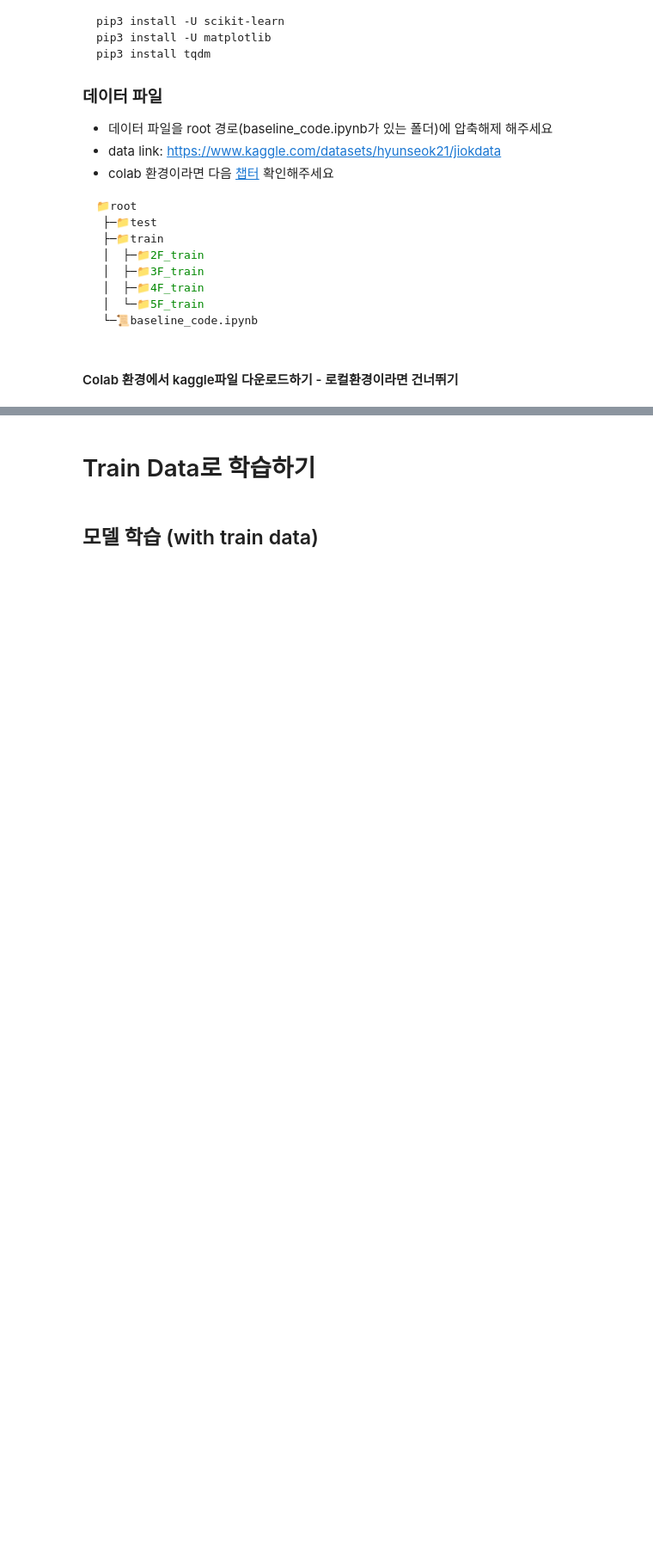
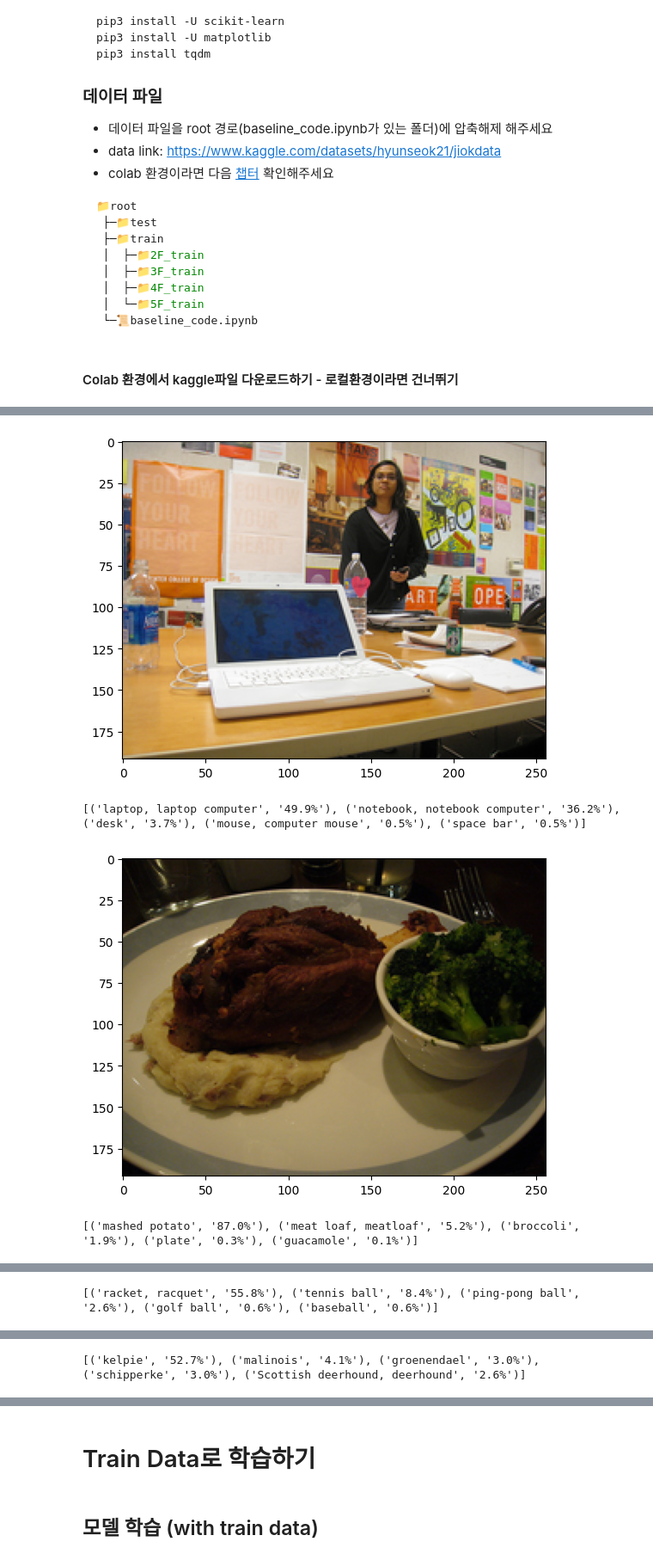
Before and after one commit to PROFOUNDIVE/AIDHellCamp2, a Jupyter notebook: src/baseline_code.ipynb, the cells around one changed output, grey strips where cells are left out. Shown at 86% size. Drawn from its saved outputs; the diff is of its cells as text; code cells hidden in the pictures; blank space fills up the shorter version.

```diff
--- a/src/baseline_code.ipynb
+++ b/src/baseline_code.ipynb
@@ -68,0 +97,14 @@ if COLAB:
+# %%
+import torch
+from PIL import Image
+import torchvision.transforms as transforms
+import numpy as np
+import json
+import requests
+import matplotlib.pyplot as plt
+import warnings
+warnings.filterwarnings('ignore')
+%matplotlib inline
+
+device = torch.device("cuda") if torch.cuda.is_available() else torch.device("cpu")
+print(f'Using {device} for inference')
@@ -68,0 +113,5 @@ if COLAB:
+# %%
+efficientnet = torch.hub.load('NVIDIA/DeepLearningExamples:torchhub', 'nvidia_efficientnet_b0', pretrained=True)
+utils = torch.hub.load('NVIDIA/DeepLearningExamples:torchhub', 'nvidia_convnets_processing_utils')
+
+efficientnet.eval().to(device)
@@ -68,0 +141,16 @@ if COLAB:
+# %%
+uris = [
+    'http://images.cocodataset.org/test-stuff2017/000000024309.jpg',
+    'http://images.cocodataset.org/test-stuff2017/000000028117.jpg',
+    'http://images.cocodataset.org/test-stuff2017/000000006149.jpg',
+    'http://images.cocodataset.org/test-stuff2017/000000004954.jpg',
+]
+
+batch = torch.cat(
+    [utils.prepare_input_from_uri(uri) for uri in uris]
+).to(device)
+# %%
+with torch.no_grad():
+    output = torch.nn.functional.softmax(efficientnet(batch), dim=1)
+
+results = utils.pick_n_best(predictions=output, n=5)
@@ -68,0 +164,12 @@ if COLAB:
+# %%
+for uri, result in zip(uris, results):
+    img = Image.open(requests.get(uri, stream=True).raw)
+    img.thumbnail((256,256), Image.Resampling.LANCZOS)
+    plt.imshow(img)
+    plt.show()
+    print(result)
+# %% [output]
+[figure, added]
+[('laptop, laptop computer', '49.9%'), ('notebook, notebook computer', '36.2%'), ('desk', '3.7%'), ('mouse, computer mouse', '0.5%'), ('space bar', '0.5%')]
+[figure, added]
+[('mashed potato', '87.0%'), ('meat loaf, meatloaf', '5.2%'), ('broccoli', '1.9%'), ('plate', '0.3%'), ('guacamole', '0.1%')]
@@ -68,0 +177 @@ if COLAB:
+[('racket, racquet', '55.8%'), ('tennis ball', '8.4%'), ('ping-pong ball', '2.6%'), ('golf ball', '0.6%'), ('baseball', '0.6%')]
@@ -68,0 +179 @@ if COLAB:
+[('kelpie', '52.7%'), ('malinois', '4.1%'), ('groenendael', '3.0%'), ('schipperke', '3.0%'), ('Scottish deerhound, deerhound', '2.6%')]
```
Also changed, not shown: parts of 16 cells of this notebook.
